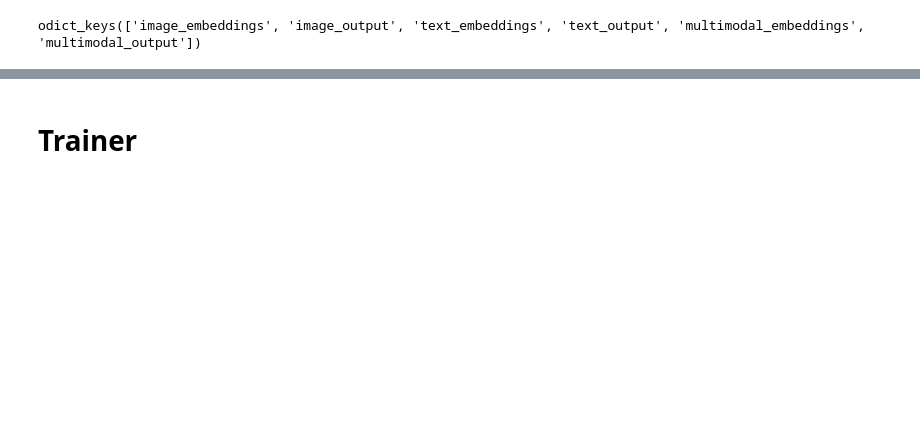
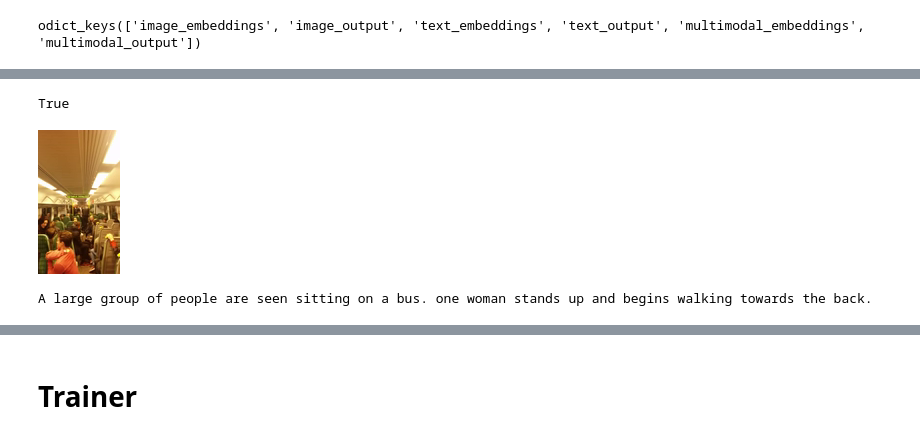
Before and after one commit to deep-learning-mit/staging, a Jupyter notebook: dev/scripts/model.ipynb, the cells around one changed output, grey strips where cells are left out. Cells and saved outputs as stored; diff of their text form; code cells hidden in the pictures; blank space fills up the shorter version.

```diff
--- a/dev/scripts/model.ipynb
+++ b/dev/scripts/model.ipynb
@@ -94,0 +135,6 @@ odict_keys(['image_embeddings', 'image_output', 'text_embeddings', 'text_output'
+# %%
+t_ds = data_util.jsonl2ds('../data/jsonl/sampled_hellaswag_train.jsonl')
+# train_ds = train_ds.map(preprocess_data, batched=True,
+#                         remove_columns=['ind', 'activity_label', 'ctx_a', 'ctx_b', 'ctx', 'split', 'split_type', 'endings', 'source_id'])
+ex = t_ds[0]
+ex
@@ -94,0 +156,12 @@ odict_keys(['image_embeddings', 'image_output', 'text_embeddings', 'text_output'
+# %%
+yt_id = re.search(r'activitynet~v_(.*)', ex['source_id']).group(1)
+print(os.path.exists(f'../data/hellaswag_images/hellaswag_train/{yt_id}.png'))
+ex_img = Image.open(f'../data/hellaswag_images/hellaswag_train/{yt_id}.png')
+ex_img
+# %% [output]
+True
+[figure, added]
+# %%
+print(ex['ctx'] + ' ' + ex['endings'][0])
+# %% [output]
+A large group of people are seen sitting on a bus. one woman stands up and begins walking towards the back.
```
Also changed, not shown: parts of 43 cells of this notebook.
